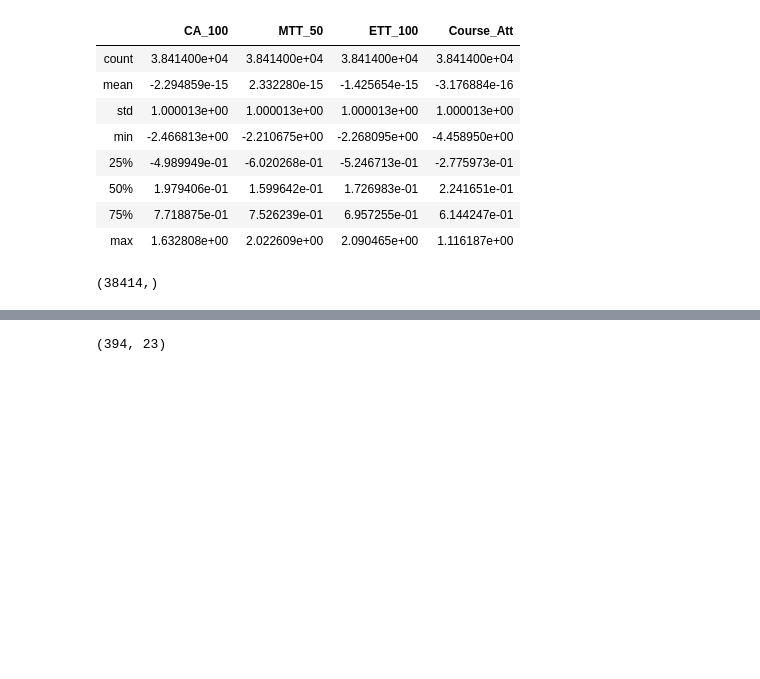
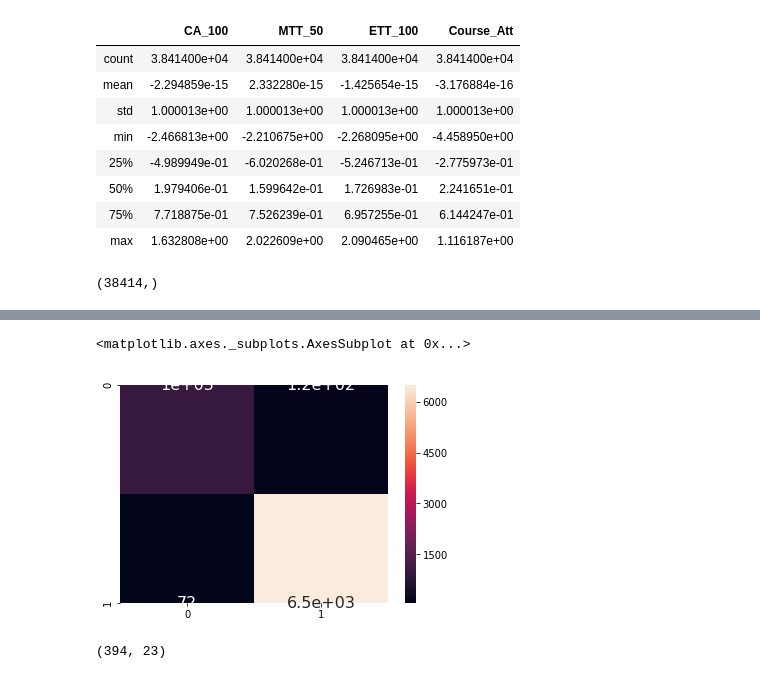
Before and after one commit to ChandrashekharRdy/ML-Project, a Jupyter notebook: ML Project/ML Project.ipynb, the cells around one changed output, grey strips where cells are left out. Drawn from its saved outputs; the diff is of its cells as text; code cells hidden in the pictures; blank space fills up the shorter version.

```diff
--- a/ML Project/ML Project.ipynb
+++ b/ML Project/ML Project.ipynb
@@ -333,3 +333,13 @@ y=arr
 # %%
 from sklearn.model_selection import train_test_split
 x_train,x_test,y_train,y_test=train_test_split(x,y,test_size=0.2,random_state=43)
+# %%
+from sklearn.linear_model import LogisticRegression
+lr1=LogisticRegression(solver='liblinear',C=0.0007)
+lr2=LogisticRegression(solver='saga',C=0.0007)
+lr3=LogisticRegression(solver='liblinear',C=0.02)
+lr4=LogisticRegression(solver='saga',C=0.02)
+lr5=LogisticRegression(solver='liblinear',C=1)
+lr6=LogisticRegression(solver='saga',C=1)
+lr7=LogisticRegression(solver='liblinear',C=3)
+lr8=LogisticRegression(solver='saga',C=3)
@@ -369,3 +404,3 @@ for i in range(0,len(y_pred)):
 # %%
 from sklearn.metrics import confusion_matrix
-confusion_matrix(y_pred,y_test)
+df_cm=confusion_matrix(y_pred,y_test)
@@ -375,3 +465,11 @@ array([[1009,  125],
+# %%
+import matplotlib.pyplot as plt
+import seaborn as sns
+sns.heatmap(df_cm, annot=True,annot_kws={"size": 16})
+# plt.show()
+# %% [output]
+<matplotlib.axes._subplots.AxesSubplot at 0x...>
+[figure, added]
 # %%
 validation=df[df['MHRDName']=='Integrated Bachelor of Technology - Master of Technology (Computer Science and Engineering)']
 # %%
```
Also changed, not shown: parts of 12 cells of this notebook.
